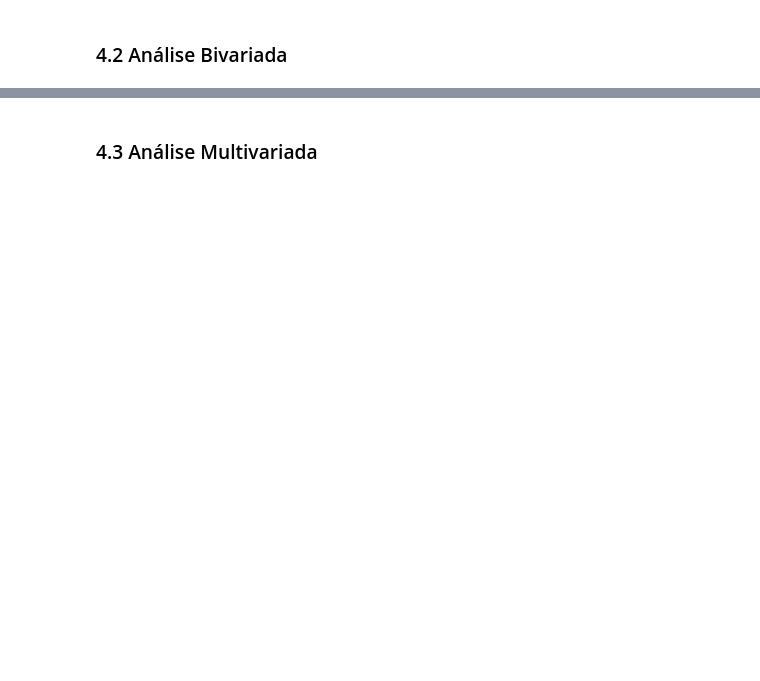
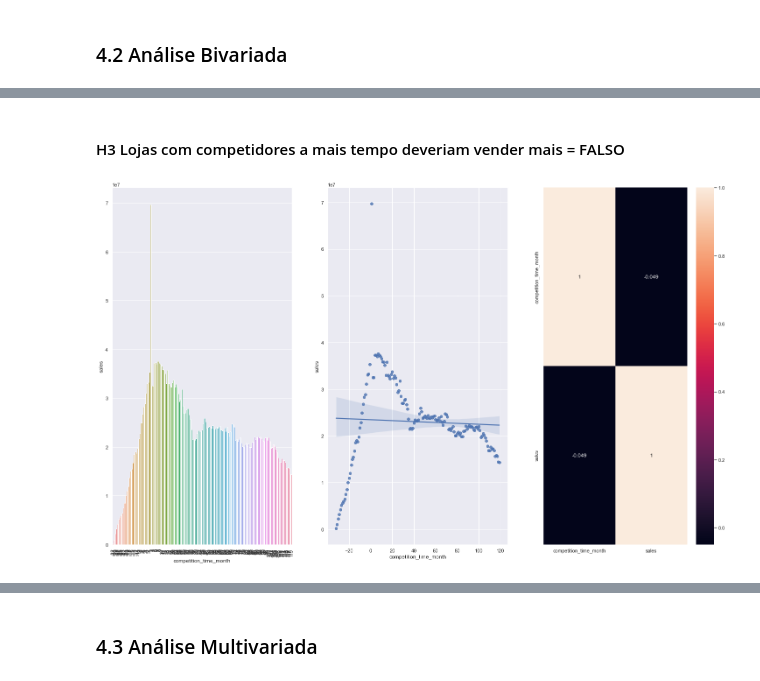
Before and after one commit to Fred-And/sales_forecast_learn, a Jupyter notebook: m04_v01_store_sales_prediction.ipynb, the cells around one changed output, grey strips where cells are left out. Cells and saved outputs as stored; diff of their text form; code cells hidden in the pictures; blank space fills up the shorter version.

```diff
--- a/m04_v01_store_sales_prediction.ipynb
+++ b/m04_v01_store_sales_prediction.ipynb
@@ -399,0 +478,16 @@ df4['satate_holiday']
+# %% [markdown]
+#### H3 Lojas com competidores a mais tempo deveriam vender mais = FALSO
+# %%
+plt.subplot(1,3,1)
+aux3_1 = df4[['competition_time_month', 'sales']].groupby('competition_time_month').sum().reset_index()
+aux3_2 = aux3_1[(aux3_1['competition_time_month'] < 120 ) & (aux3_1['competition_time_month'] != 0)]
+sns.barplot(x= 'competition_time_month' ,y= 'sales' ,data= aux3_2);
+plt.xticks(rotation = 90);
+
+plt.subplot(1,3,2)
+sns.regplot(x= 'competition_time_month' ,y= 'sales' ,data= aux3_2);
+
+plt.subplot(1,3,3)
+sns.heatmap(aux3_2.corr(method='pearson'), annot=True);
+# %% [output]
+[figure, added]
```
Also changed, not shown: parts of 13 cells of this notebook.
